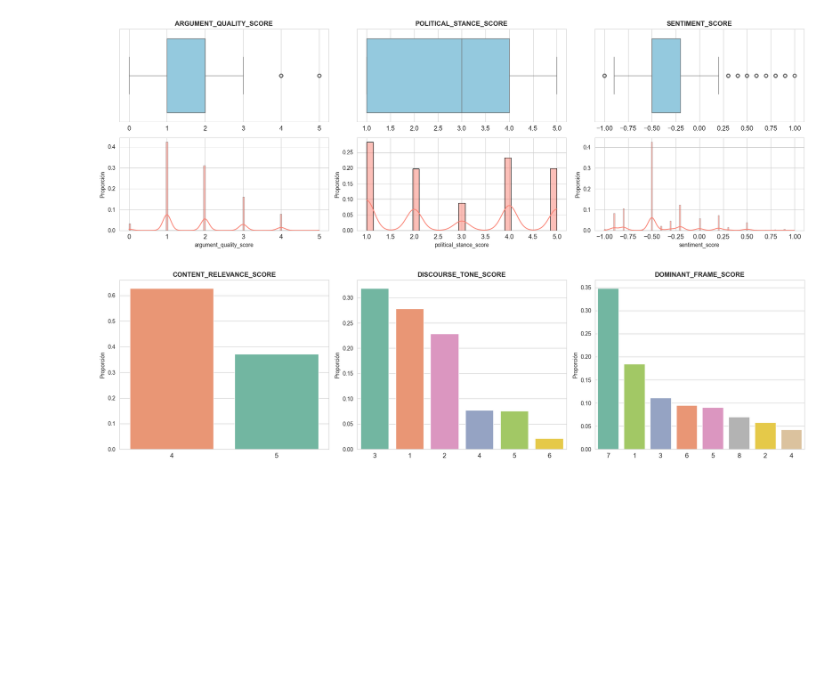
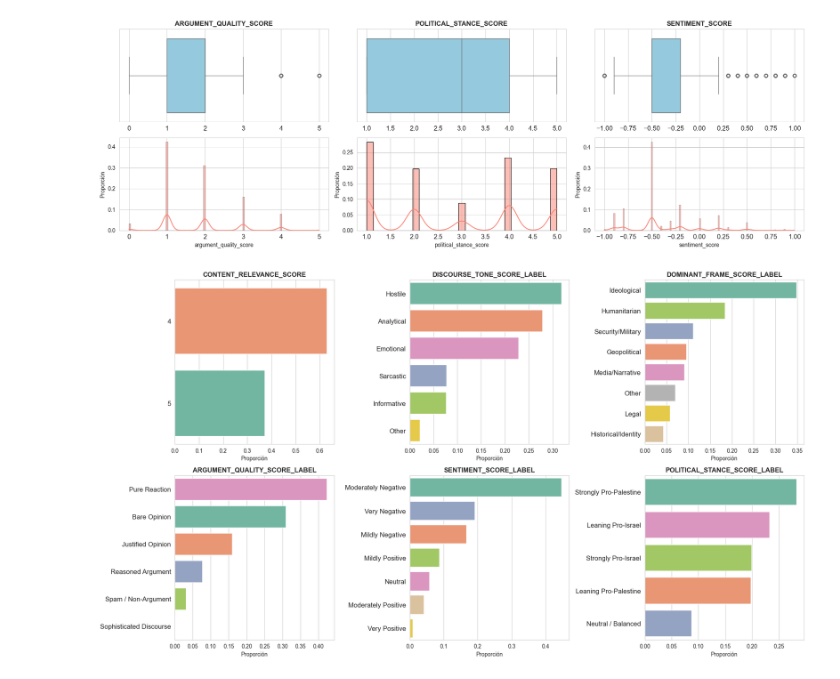
Before and after one commit to FabioScielzoOrtiz/gaza-reddit-polarization, a Jupyter notebook: src/notebooks/data_analysis.ipynb, the cells around one changed output. Drawn from its saved outputs; the diff is of its cells as text; code cells hidden in the pictures; blank space fills up the shorter version.

```diff
--- a/src/notebooks/data_analysis.ipynb
+++ b/src/notebooks/data_analysis.ipynb
@@ -166,8 +166,11 @@ discursive_quant_scores = [
 
 discursive_cat_scores = [
     'content_relevance_score',
-    'discourse_tone_score',
-    'dominant_frame_score',
+    'discourse_tone_score_label',
+    'dominant_frame_score_label',
+    'argument_quality_score_label',
+    'sentiment_score_label',
+    'political_stance_score_label'
 ]
 # %%
 plot_quant_distribution(
@@ -180,11 +183,11 @@ plot_quant_distribution(
 # %%
 plot_cat_distribution(
     df = processed_data,
     cat_cols = discursive_cat_scores,
-    x_rotation = 0,
+    x_rotation = 90,
     order=True,
-    orient="v",
+    orient="h",
     max_cols=3
 )
 # %% [output]
-[figure, old version]
+[figure, new version]
```
Also changed, not shown: parts of 4 cells of this notebook, 4 other files.
